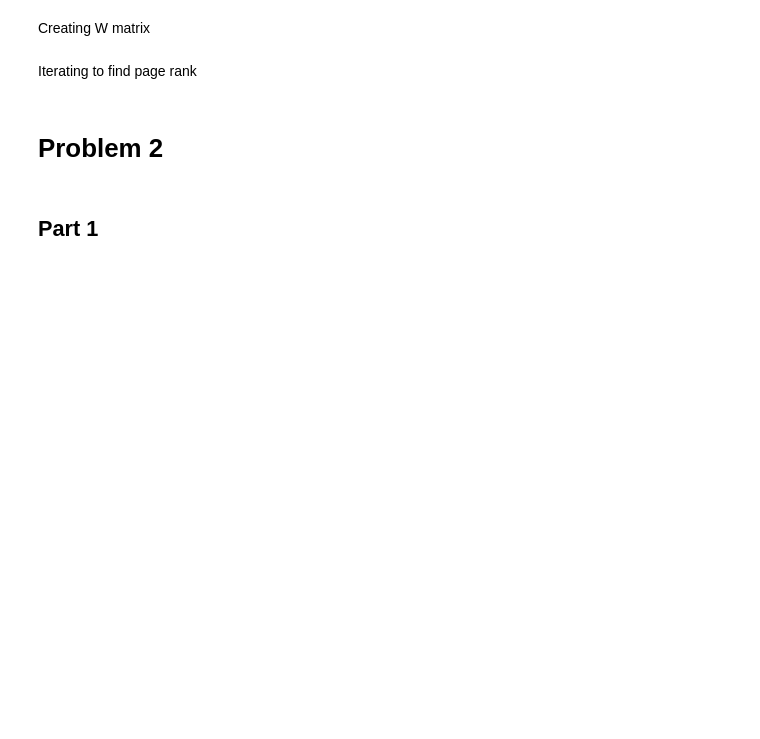
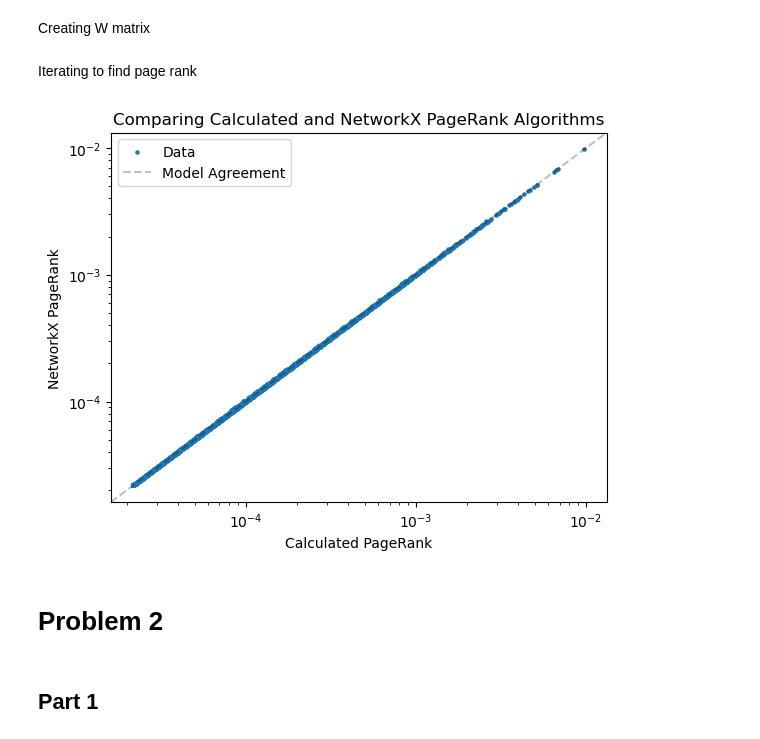
Before and after one commit to QuiteFiber93/eel6878, a Jupyter notebook: midterm/midterm.ipynb, the cells around one changed output. Drawn from its saved outputs; the diff is of its cells as text; code cells hidden in the pictures; blank space fills up the shorter version.

```diff
--- a/midterm/midterm.ipynb
+++ b/midterm/midterm.ipynb
@@ -86,6 +86,20 @@ for n in range(max_iter):
 # %%
 calculated_pagerank = dict(zip(node_list, pi))
 nx_pagerank = nx.pagerank(G, 1 - alpha)
+# %%
+fig = plt.figure()
+
+plt.scatter(calculated_pagerank.values(), nx_pagerank.values(), s = 5, label = 'Data')
+plt.axline((0,0), slope = 1, color = 'black', linestyle = '--', alpha = 0.25, label = 'Model Agreement')
+plt.title('Comparing Calculated and NetworkX PageRank Algorithms')
+plt.xlabel('Calculated PageRank')
+plt.ylabel('NetworkX PageRank')
+plt.xscale('log')
+plt.yscale('log')
+plt.legend()
+plt.show()
+# %% [output]
+[figure, added]
 # %% [markdown]
 # Problem 2
 # %% [markdown]
```
Also changed, not shown: parts of 5 cells of this notebook.
